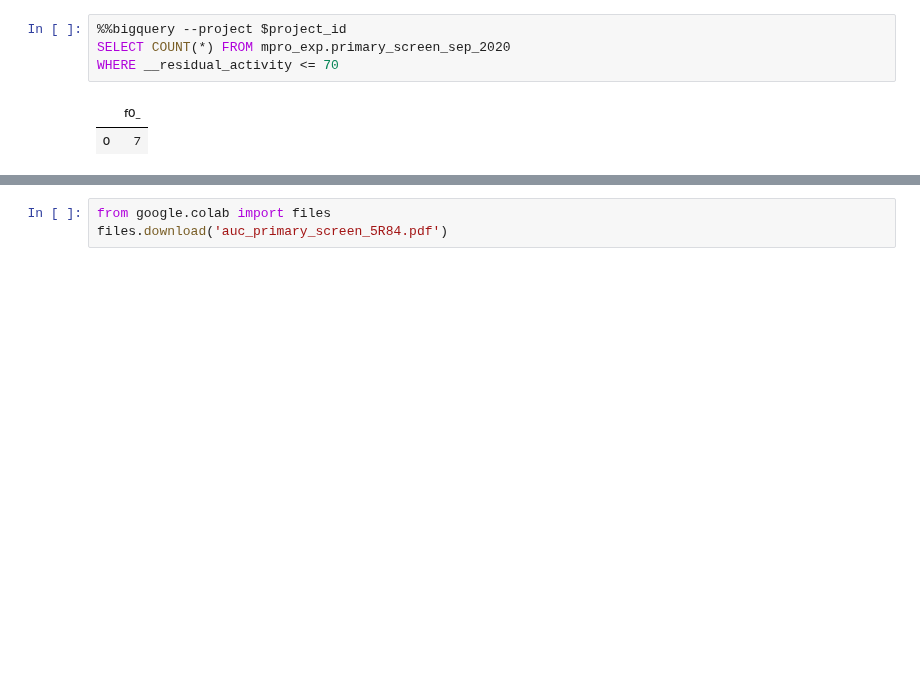
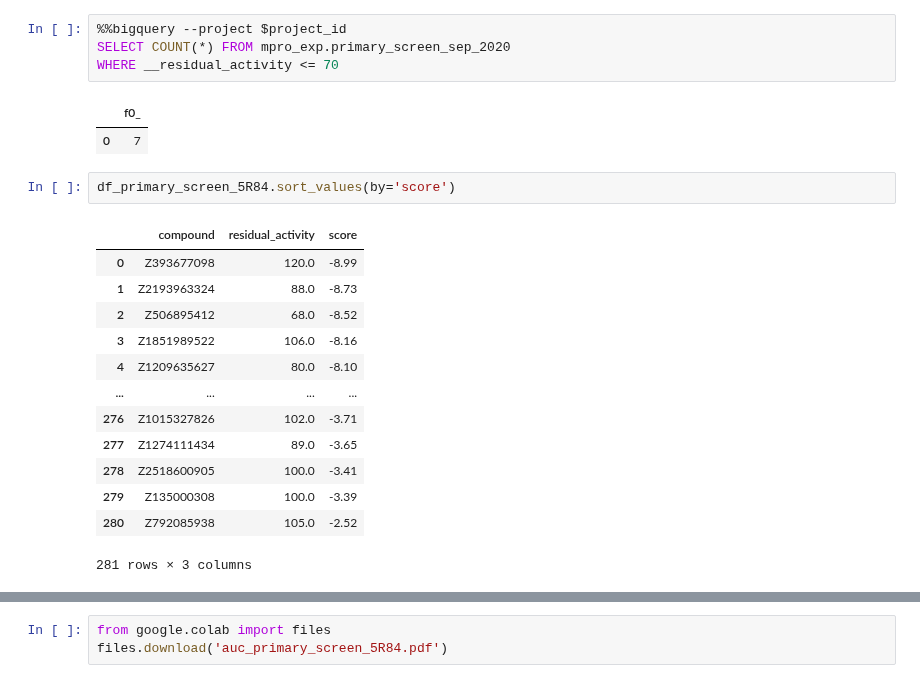
Before and after one commit to jglaser/gigadocking_notebooks, a Jupyter notebook: ML.ipynb, the cells around one changed output, grey strips where cells are left out. Cells and saved outputs as stored; diff of their text form; blank space fills up the shorter version.

```diff
--- a/ML.ipynb
+++ b/ML.ipynb
@@ -1463,6 +1467,22 @@ WHERE __residual_activity <= 70
 # %% [output]
 |  | f0_ |
 | 0 | 7 |
+# %%
+df_primary_screen_5R84.sort_values(by='score')
+# %% [output]
+|  | compound | residual_activity | score |
+| 0 | Z393677098 | 120.0 | -8.99 |
+| 1 | Z2193963324 | 88.0 | -8.73 |
+| 2 | Z506895412 | 68.0 | -8.52 |
+| 3 | Z1851989522 | 106.0 | -8.16 |
+| 4 | Z1209635627 | 80.0 | -8.10 |
+| ... | ... | ... | ... |
+| 276 | Z1015327826 | 102.0 | -3.71 |
+| 277 | Z1274111434 | 89.0 | -3.65 |
+| 278 | Z2518600905 | 100.0 | -3.41 |
+| 279 | Z135000308 | 100.0 | -3.39 |
+| 280 | Z792085938 | 105.0 | -2.52 |
+281 rows × 3 columns
 # %%
 from sklearn.metrics import precision_recall_curve
 import matplotlib.pyplot as plt
```
Also changed, not shown: parts of 2 cells of this notebook.
